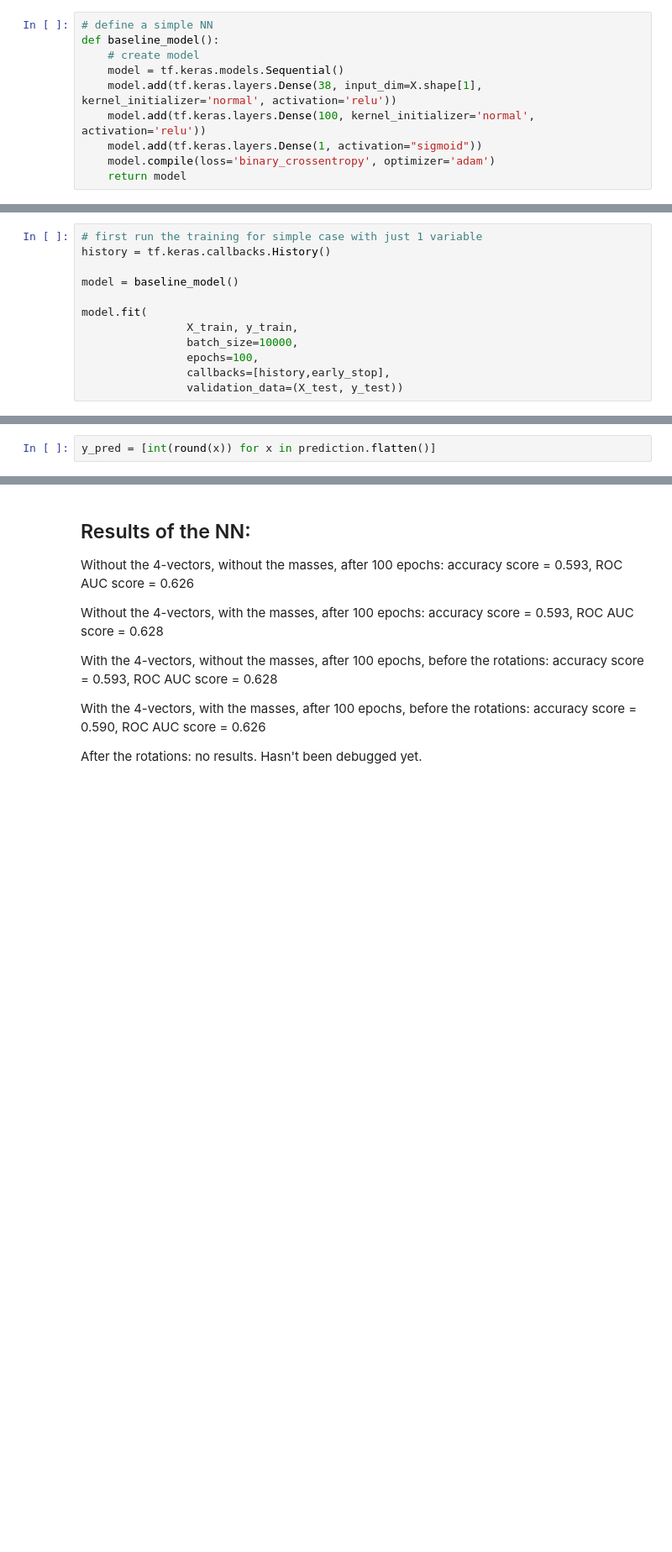
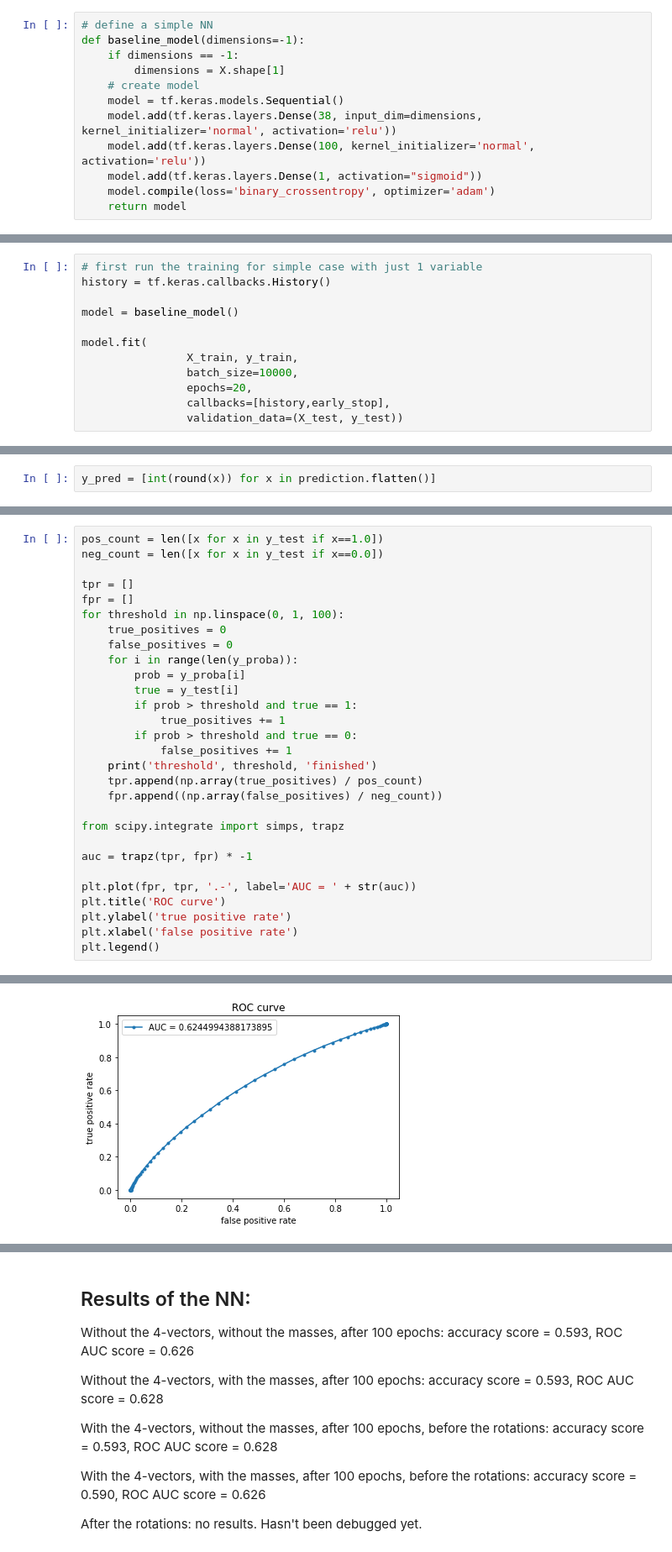
Before and after one commit to stanleyycheung/MSci-Project-HiggsTauTau, a Jupyter notebook: kristof/paper_2016.ipynb, the cells around one changed output, grey strips where cells are left out. Shown at 84% size. Cells and saved outputs as stored; diff of their text form; blank space fills up the shorter version.

```diff
--- a/kristof/paper_2016.ipynb
+++ b/kristof/paper_2016.ipynb
@@ -297,10 +359,12 @@ X_train,X_test, y_train, y_test  = train_test_split(
 )
 # %%
 # define a simple NN
-def baseline_model():
+def baseline_model(dimensions=-1):
+    if dimensions == -1:
+        dimensions = X.shape[1]
     # create model
     model = tf.keras.models.Sequential()
-    model.add(tf.keras.layers.Dense(38, input_dim=X.shape[1], kernel_initializer='normal', activation='relu'))
+    model.add(tf.keras.layers.Dense(38, input_dim=dimensions, kernel_initializer='normal', activation='relu'))
     model.add(tf.keras.layers.Dense(100, kernel_initializer='normal', activation='relu'))
     model.add(tf.keras.layers.Dense(1, activation="sigmoid"))
     model.compile(loss='binary_crossentropy', optimizer='adam')
@@ -317,7 +381,7 @@ model = baseline_model()
 model.fit(
                 X_train, y_train,
                 batch_size=10000,
-                epochs=100,
+                epochs=20,
                 callbacks=[history,early_stop],
                 validation_data=(X_test, y_test))
 # %% [output]
@@ -406,0 +689,30 @@ plot_roc_curve(fpr, tpr, auc)
+# %%
+pos_count = len([x for x in y_test if x==1.0])
+neg_count = len([x for x in y_test if x==0.0])
+
+tpr = []
+fpr = []
+for threshold in np.linspace(0, 1, 100):
+    true_positives = 0
+    false_positives = 0
+    for i in range(len(y_proba)):
+        prob = y_proba[i]
+        true = y_test[i]
+        if prob > threshold and true == 1:
+            true_positives += 1
+        if prob > threshold and true == 0:
+            false_positives += 1
+    print('threshold', threshold, 'finished')
+    tpr.append(np.array(true_positives) / pos_count)
+    fpr.append((np.array(false_positives) / neg_count))
+
+from scipy.integrate import simps, trapz
+
+auc = trapz(tpr, fpr) * -1
+
+plt.plot(fpr, tpr, '.-', label='AUC = ' + str(auc))
+plt.title('ROC curve')
+plt.ylabel('true positive rate')
+plt.xlabel('false positive rate')
+plt.legend()
+# %% [output]
@@ -406,0 +737 @@ plot_roc_curve(fpr, tpr, auc)
+[figure, added]
```
Also changed, not shown: parts of 29 cells of this notebook.
